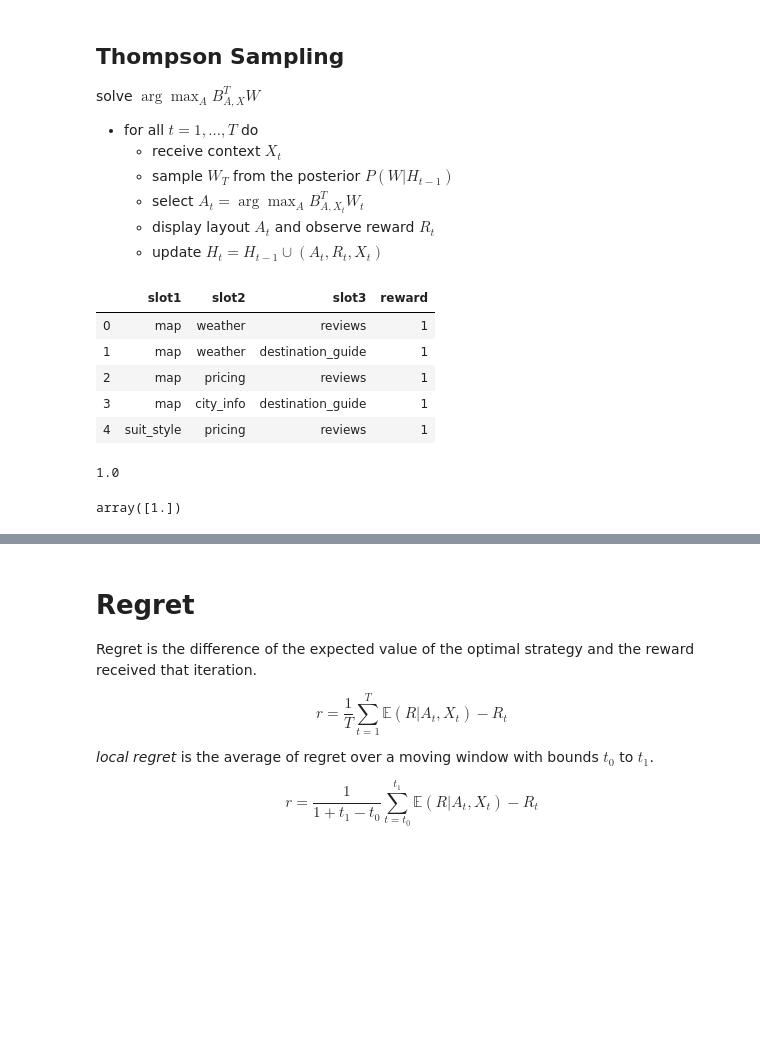
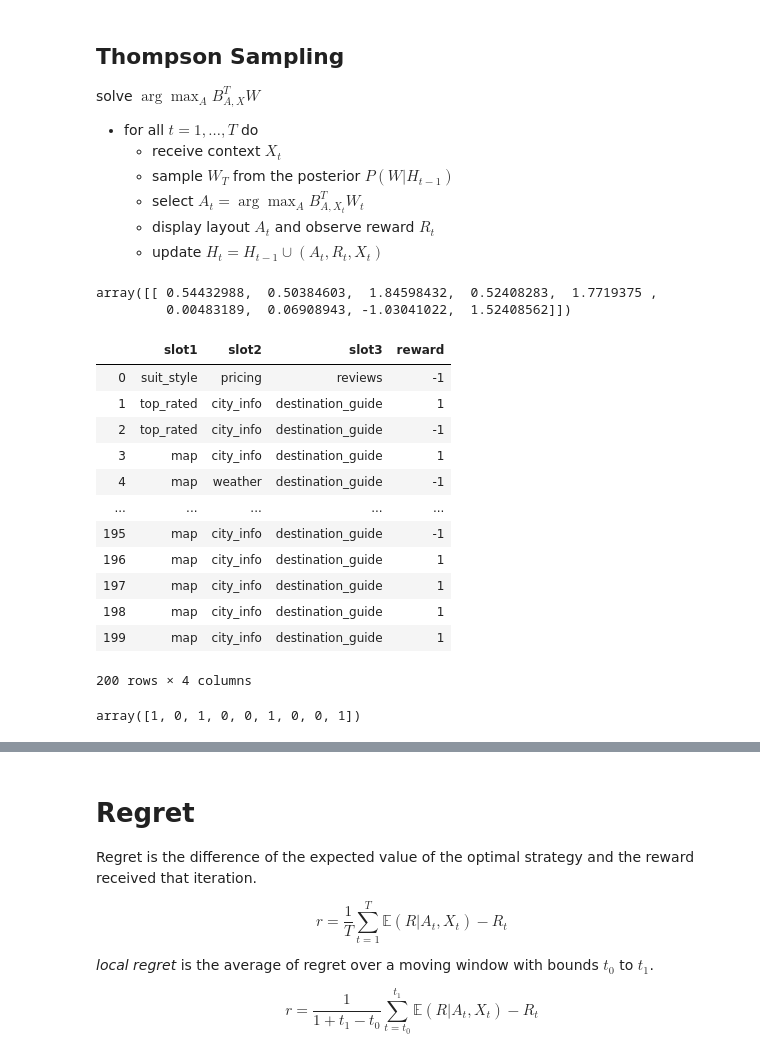
Before and after one commit to rfdickerson/multiarmed-bandits, a Jupyter notebook: bandits.ipynb, the cells around one changed output, grey strips where cells are left out. Drawn from its saved outputs; the diff is of its cells as text; code cells hidden in the pictures; blank space fills up the shorter version.

```diff
--- a/bandits.ipynb
+++ b/bandits.ipynb
@@ -461,31 +462,43 @@ solve $\arg \max_A B^T_{A, X} W$
     - select $A_t = \arg \max_A B^T_{A, X_t} W_t$
     - display layout $A_t$ and observe reward $R_t$
     - update $H_t = H_{t-1} \cup (A_t, R_t, X_t)$
-# %%
-w_tilde = np.random.normal(mu, sigma)
-
-s1 = pd.Series(['top_rated', 'pricing', 'reviews'], index=["slot1", "slot2", "slot3"])
-df = H.append(s1, ignore_index=True)
-
-display(H)
-
-b1 = np.array(to_features(H))
-#display(b1)
-
-c1 = np.sum(b1*w_tilde)
-
-display(norm.cdf(c1))
-
-norm.cdf([c1])
-# %% [output]
-|  | slot1 | slot2 | slot3 | reward |
-| 0 | map | weather | reviews | 1 |
-| 1 | map | weather | destination_guide | 1 |
-| 2 | map | pricing | reviews | 1 |
-| 3 | map | city_info | destination_guide | 1 |
-| 4 | suit_style | pricing | reviews | 1 |
-1.0
-array([1.])
+# %%
+# sample from the posterior for each weight
+w_tilde = np.random.normal(mu, sigma)
+display(w_tilde)
+
+# show history
+display(H)
+
+# create feature matrix
+B = np.array(to_features(H))
+
+# compute the weighted sum from model
+c1 = np.dot(w_tilde, B.T)
+
+# calculate the CDF
+n = norm.cdf(c1)
+
+best_layout = np.argmax(n)
+
+display(b1[best_layout])
+# %% [output]
+array([[ 0.54432988,  0.50384603,  1.84598432,  0.52408283,  1.7719375 ,
+         0.00483189,  0.06908943, -1.03041022,  1.52408562]])
+|  | slot1 | slot2 | slot3 | reward |
+| 0 | suit_style | pricing | reviews | -1 |
+| 1 | top_rated | city_info | destination_guide | 1 |
+| 2 | top_rated | city_info | destination_guide | -1 |
+| 3 | map | city_info | destination_guide | 1 |
+| 4 | map | weather | destination_guide | -1 |
+| ... | ... | ... | ... | ... |
+| 195 | map | city_info | destination_guide | -1 |
+| 196 | map | city_info | destination_guide | 1 |
+| 197 | map | city_info | destination_guide | 1 |
+| 198 | map | city_info | destination_guide | 1 |
+| 199 | map | city_info | destination_guide | 1 |
+200 rows × 4 columns
+array([1, 0, 1, 0, 0, 1, 0, 0, 1])
 # %%
 def search_space():
     """returns a DataFrame with one hot encoding of values"""
```
Also changed, not shown: parts of 7 cells of this notebook.
